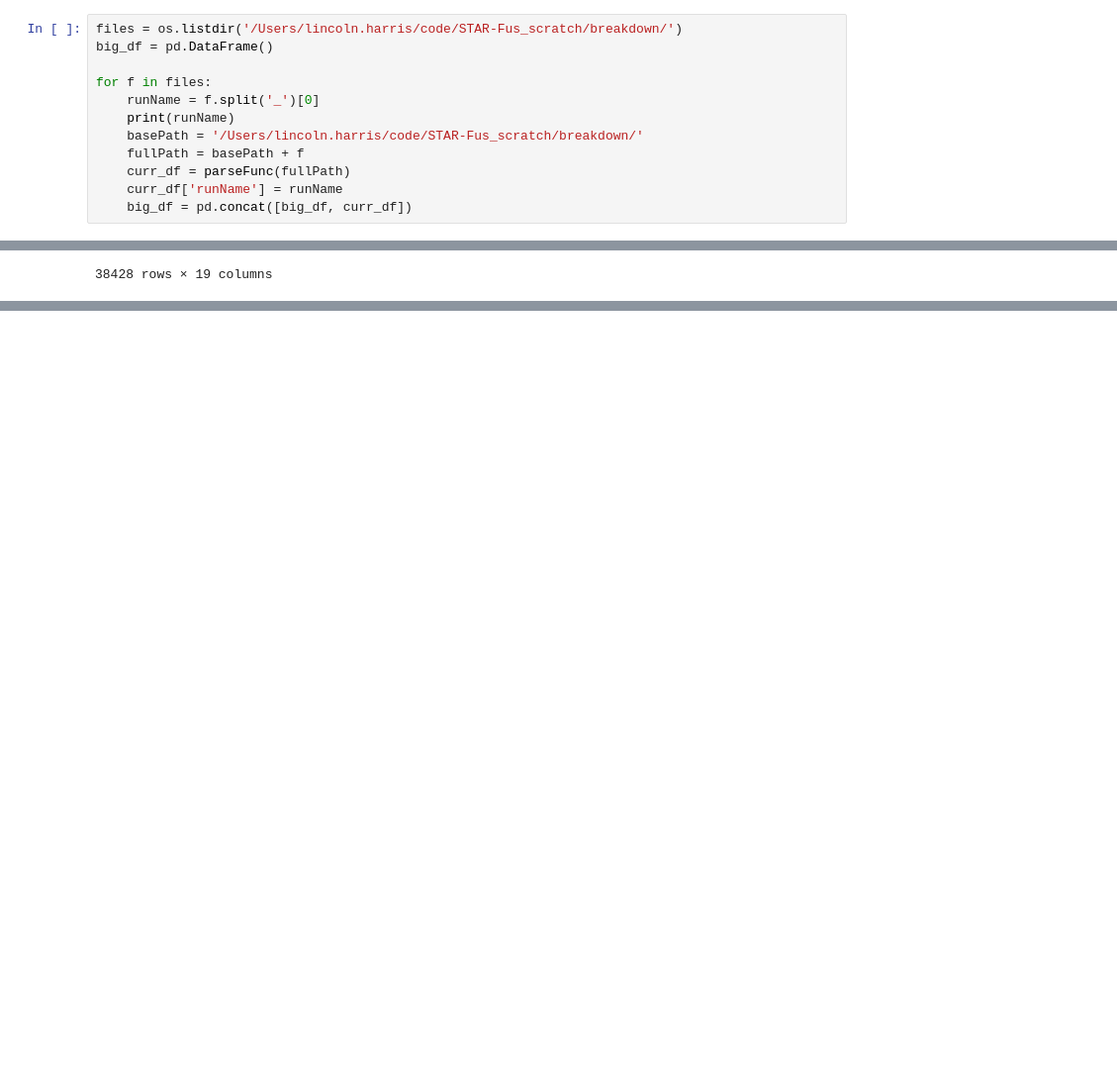
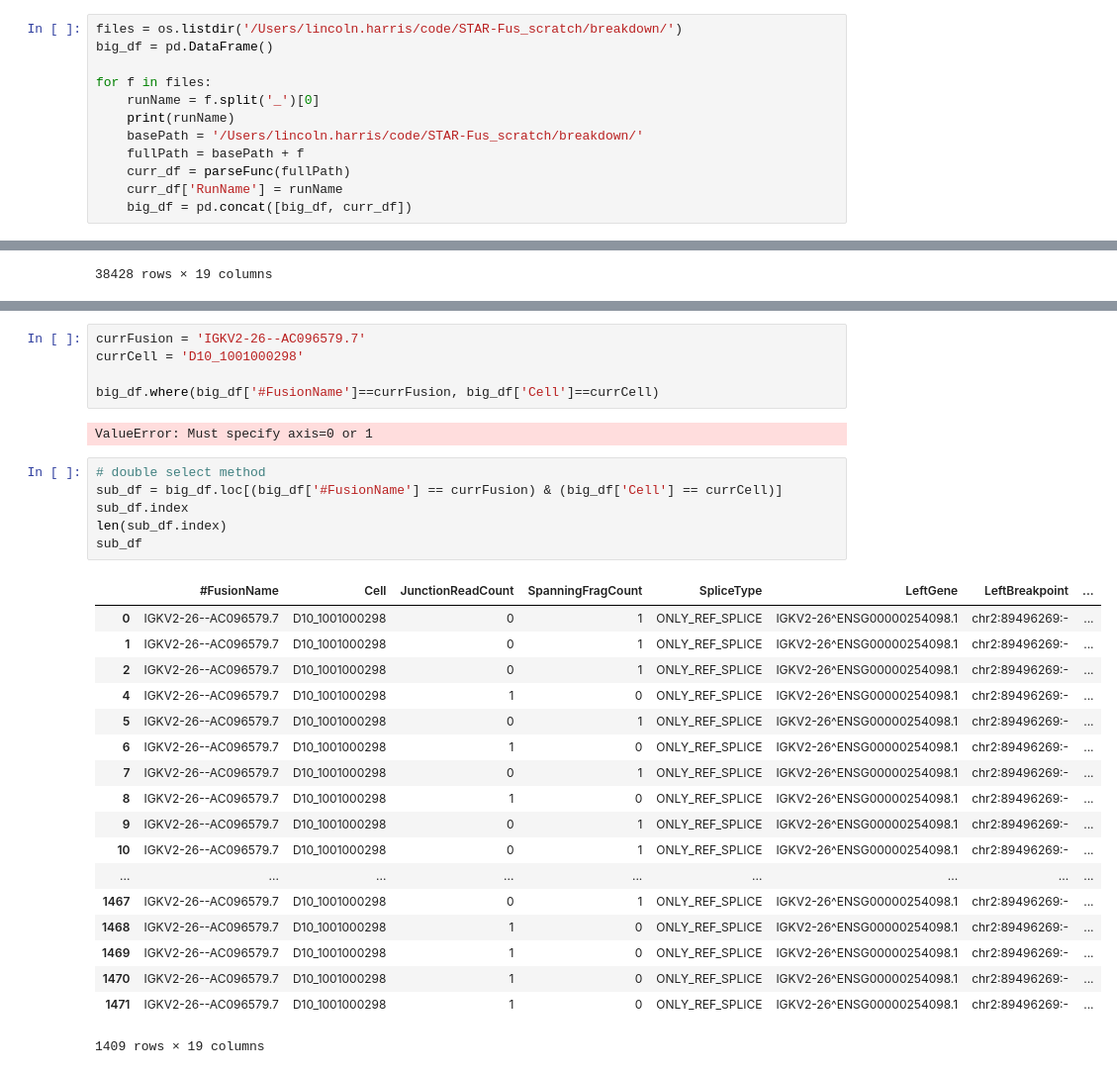
Before and after one commit to lincoln-harris/STAR-Fus_scratch, a Jupyter notebook: read_parased_outFile.ipynb, the cells around one changed output, grey strips where cells are left out. Shown at 99% size. Saved outputs shown, nothing was run; the diff lists cells and outputs as text; blank space fills up the shorter version.

```diff
--- a/read_parased_outFile.ipynb
+++ b/read_parased_outFile.ipynb
@@ -97,7 +97,7 @@ for f in files:
     basePath = '/Users/lincoln.harris/code/STAR-Fus_scratch/breakdown/'
     fullPath = basePath + f
     curr_df = parseFunc(fullPath)
-    curr_df['runName'] = runName
+    curr_df['RunName'] = runName
     big_df = pd.concat([big_df, curr_df])
 # %% [output]
 170129
@@ -129,0 +261,32 @@ big_df
+# %%
+currFusion = 'IGKV2-26--AC096579.7'
+currCell = 'D10_1001000298'
+
+big_df.where(big_df['#FusionName']==currFusion, big_df['Cell']==currCell)
+# %% [output]
+ValueError: Must specify axis=0 or 1
+# %%
+# double select method
+sub_df = big_df.loc[(big_df['#FusionName'] == currFusion) & (big_df['Cell'] == currCell)]
+sub_df.index
+len(sub_df.index)
+sub_df
+# %% [output]
+|  | #FusionName | Cell | JunctionReadCount | SpanningFragCount | SpliceType | LeftGene | LeftBreakpoint | ... |
+| 0 | IGKV2-26--AC096579.7 | D10_1001000298 | 0 | 1 | ONLY_REF_SPLICE | IGKV2-26^ENSG00000254098.1 | chr2:89496269:- | ... |
+| 1 | IGKV2-26--AC096579.7 | D10_1001000298 | 0 | 1 | ONLY_REF_SPLICE | IGKV2-26^ENSG00000254098.1 | chr2:89496269:- | ... |
+| 2 | IGKV2-26--AC096579.7 | D10_1001000298 | 0 | 1 | ONLY_REF_SPLICE | IGKV2-26^ENSG00000254098.1 | chr2:89496269:- | ... |
+| 4 | IGKV2-26--AC096579.7 | D10_1001000298 | 1 | 0 | ONLY_REF_SPLICE | IGKV2-26^ENSG00000254098.1 | chr2:89496269:- | ... |
+| 5 | IGKV2-26--AC096579.7 | D10_1001000298 | 0 | 1 | ONLY_REF_SPLICE | IGKV2-26^ENSG00000254098.1 | chr2:89496269:- | ... |
+| 6 | IGKV2-26--AC096579.7 | D10_1001000298 | 1 | 0 | ONLY_REF_SPLICE | IGKV2-26^ENSG00000254098.1 | chr2:89496269:- | ... |
+| 7 | IGKV2-26--AC096579.7 | D10_1001000298 | 0 | 1 | ONLY_REF_SPLICE | IGKV2-26^ENSG00000254098.1 | chr2:89496269:- | ... |
+| 8 | IGKV2-26--AC096579.7 | D10_1001000298 | 1 | 0 | ONLY_REF_SPLICE | IGKV2-26^ENSG00000254098.1 | chr2:89496269:- | ... |
+| 9 | IGKV2-26--AC096579.7 | D10_1001000298 | 0 | 1 | ONLY_REF_SPLICE | IGKV2-26^ENSG00000254098.1 | chr2:89496269:- | ... |
+| 10 | IGKV2-26--AC096579.7 | D10_1001000298 | 0 | 1 | ONLY_REF_SPLICE | IGKV2-26^ENSG00000254098.1 | chr2:89496269:- | ... |
+| ... | ... | ... | ... | ... | ... | ... | ... | ... |
+| 1467 | IGKV2-26--AC096579.7 | D10_1001000298 | 0 | 1 | ONLY_REF_SPLICE | IGKV2-26^ENSG00000254098.1 | chr2:89496269:- | ... |
+| 1468 | IGKV2-26--AC096579.7 | D10_1001000298 | 1 | 0 | ONLY_REF_SPLICE | IGKV2-26^ENSG00000254098.1 | chr2:89496269:- | ... |
+| 1469 | IGKV2-26--AC096579.7 | D10_1001000298 | 1 | 0 | ONLY_REF_SPLICE | IGKV2-26^ENSG00000254098.1 | chr2:89496269:- | ... |
+| 1470 | IGKV2-26--AC096579.7 | D10_1001000298 | 1 | 0 | ONLY_REF_SPLICE | IGKV2-26^ENSG00000254098.1 | chr2:89496269:- | ... |
+| 1471 | IGKV2-26--AC096579.7 | D10_1001000298 | 1 | 0 | ONLY_REF_SPLICE | IGKV2-26^ENSG00000254098.1 | chr2:89496269:- | ... |
+1409 rows × 19 columns
```
Also changed, not shown: parts of 11 cells of this notebook.
